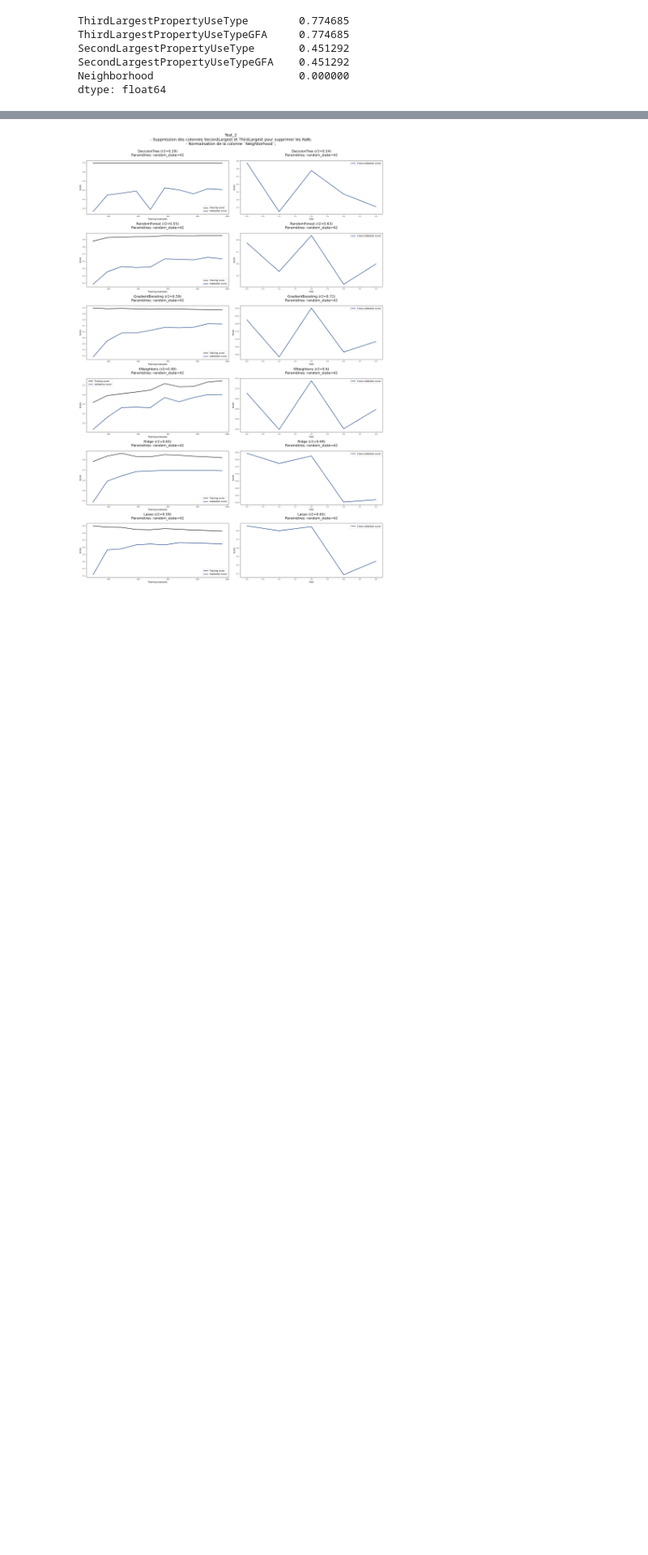
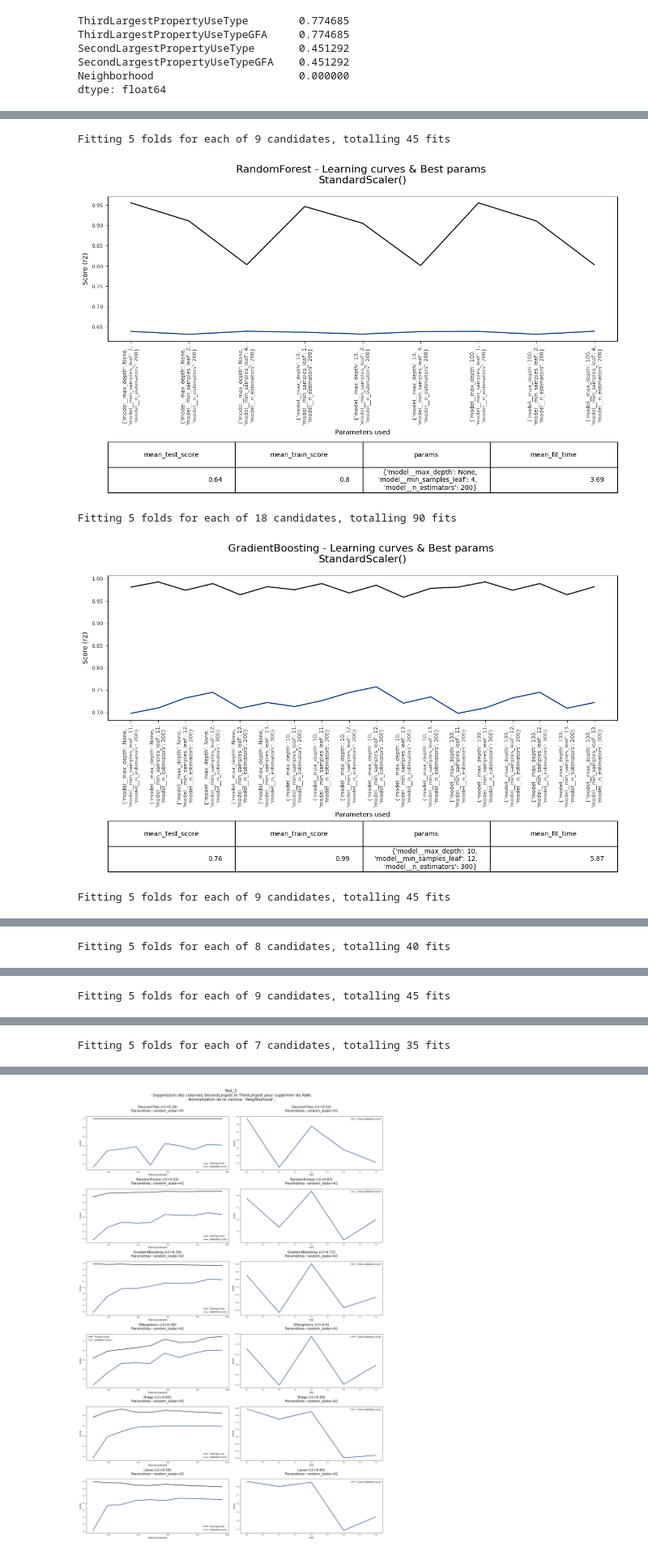
Before and after one commit to RR-DataSciences/P4_Anticipez_Les_Besoins_En_Consommation_De_B-timents, a Jupyter notebook: P4_Prediction_Final.ipynb, the cells around one changed output, grey strips where cells are left out. Shown at 81% size. Cells and saved outputs as stored; diff of their text form; code cells hidden in the pictures; blank space fills up the shorter version.

Commit message:
Phase de test des modèles terminée

```diff
--- a/P4_Prediction_Final.ipynb
+++ b/P4_Prediction_Final.ipynb
@@ -227,0 +174,67 @@ plt.show()
+# %%
+# Define a function to add line breaks
+def add_line_breaks(label):
+    return str(label).replace(",", ",\n")
+# %%
+from joblib import dump
+
+# Create an empty DataFrame to store the results
+results_df = pd.DataFrame()
+
+# Bouclez sur chaque modèle dans le dictionnaire 'models'
+for name, model in models.items():
+
+    # Create the final pipeline
+    pipeline = Pipeline(steps=[('preprocessor', preprocessor),
+                           ('model', model)])
+
+    kfold = KFold(n_splits=5, shuffle=True, random_state=42)
+    # Définir la grille de recherche
+    grid_search = GridSearchCV(pipeline, param_grid[name], cv=kfold, scoring='r2', return_train_score=True, n_jobs=-1, verbose=1)
+    # Entraîner le modèle
+    grid_search.fit(X_train, y_train)
+
+    # Obtenir les meilleurs hyperparamètres
+    best_params = grid_search.best_params_
+
+    result = pd.DataFrame(grid_search.cv_results_)
+    best_score = result.loc[result["rank_test_score"] == 1][["mean_test_score","mean_train_score","params","mean_fit_time"]].head(1)
+    # Apply the function to the 'params' column in 'best_score'
+    best_score["params"] = best_score["params"].apply(add_line_breaks)
+    best_score[["mean_test_score","mean_train_score","mean_fit_time"]] = best_score[["mean_test_score","mean_train_score","mean_fit_time"]].round(2)
+
+    # Crée un nouveau df
+    result_score = best_score.copy()
+    # Ajoute une colonne pour le nom du modèle
+    result_score['model_name'] = result_score['model_name'] = name
+    # Append the best_score DataFrame to the results_df DataFrame
+    results_df = pd.concat([results_df, result_score])
+
+    # Define x-axis ticks and labels
+    x_ticks = range(len(result["mean_test_score"]))
+    labels = [str(label).replace(",", ",\n") for label in result["params"].tolist()]
+
+    plt.figure(figsize=(14,4))
+    plt.plot(result["mean_test_score"], color="#00317A")
+    plt.plot(result["mean_train_score"], color="#000")
+    # Ajoutez un tableau avec les données de 'results' sous l'image
+    table = plt.table(cellText=best_score.values,
+                    colLabels=best_score.columns,
+                    loc='bottom',
+                    bbox=[0, -1.05, 1, 0.35])  # ajustez ces valeurs pour déplacer le tableau
+    table.auto_set_font_size(False)
+    plt.title(f"{name} - Learning curves & Best params \nStandardScaler()")
+    plt.ylabel("Score (r2)")
+    plt.xlabel("Parameters used")
+    plt.xticks(x_ticks, labels, rotation=90)  # Add x-axis labels
+    # Créez le nom du fichier avec le nouveau numéro
+    filename = f"./P4_ResultsModels/{name}_test_model_StandardScaler.jpeg"
+    # Enregistrez le graphique dans le fichier
+    plt.savefig(filename, bbox_inches='tight', dpi=300)
+    plt.show()
+# %% [output]
+Fitting 5 folds for each of 9 candidates, totalling 45 fits
+[figure, added]
+Fitting 5 folds for each of 18 candidates, totalling 90 fits
+[figure, added]
+Fitting 5 folds for each of 9 candidates, totalling 45 fits
@@ -227,0 +242 @@ plt.show()
+Fitting 5 folds for each of 8 candidates, totalling 40 fits
@@ -227,0 +244 @@ plt.show()
+Fitting 5 folds for each of 9 candidates, totalling 45 fits
@@ -227,0 +246 @@ plt.show()
+Fitting 5 folds for each of 7 candidates, totalling 35 fits
```
Also changed, not shown: parts of 19 cells of this notebook, 2 other files.
